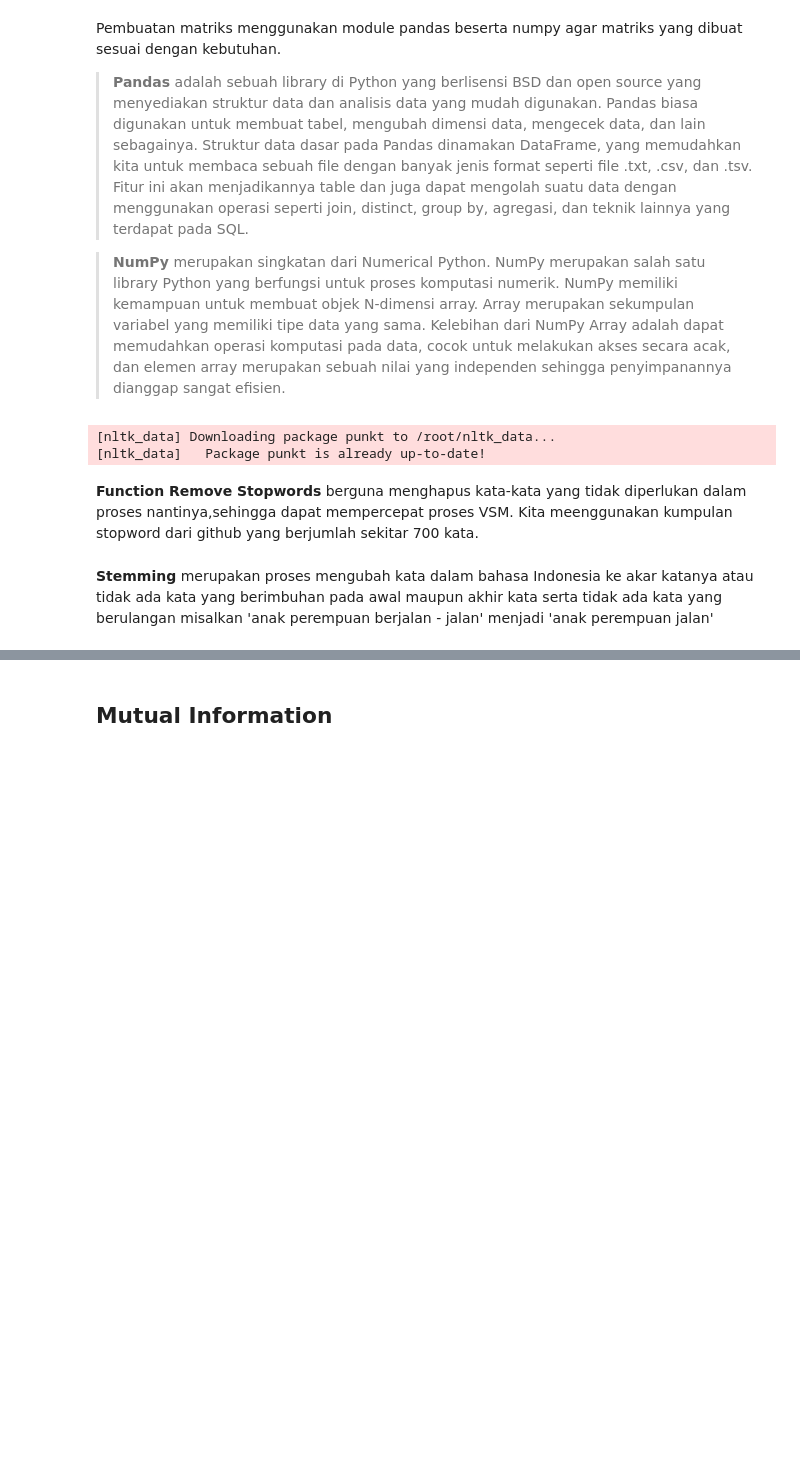
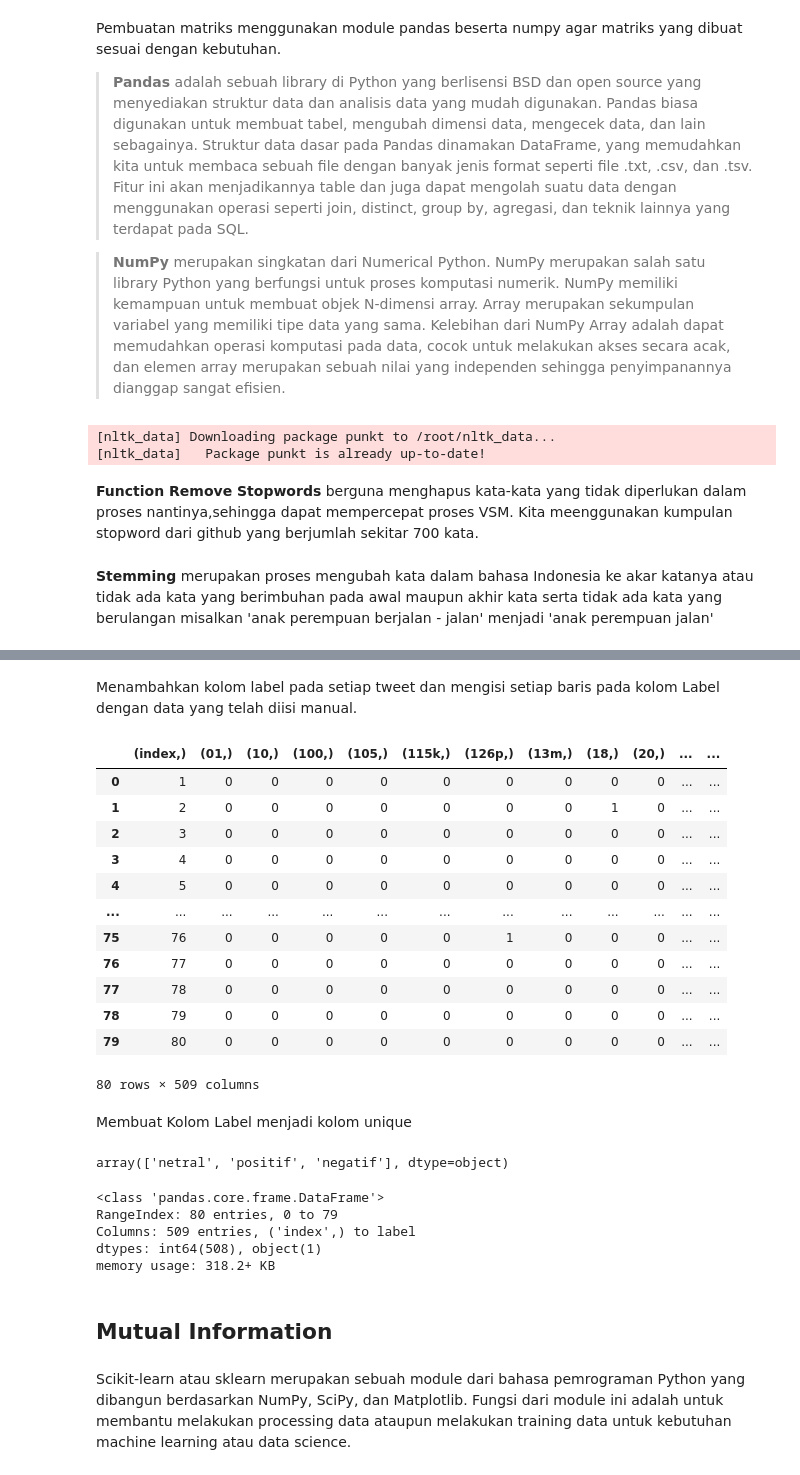
Before and after one commit to faridz-ter/webmining, a Jupyter notebook: _build/jupyter_execute/crawlingTwitter.ipynb, the cells around one changed output, grey strips where cells are left out. Cells and saved outputs as stored; diff of their text form; code cells hidden in the pictures; blank space fills up the shorter version.

```diff
--- a/_build/jupyter_execute/crawlingTwitter.ipynb
+++ b/_build/jupyter_execute/crawlingTwitter.ipynb
@@ -249,5 +318,41 @@ tf
+# %% [markdown]
+Menambahkan kolom label pada setiap tweet dan mengisi setiap baris pada kolom Label dengan data yang telah diisi manual.
+# %%
+label = pd.read_csv('/content/drive/MyDrive/Web Mining/webmining/dataBocor.csv')
+dataVSM = pd.concat([dataTF.reset_index(), label["label"]], axis=1)
+dataVSM
+# %% [output]
+|  | (index,) | (01,) | (10,) | (100,) | (105,) | (115k,) | (126p,) | (13m,) | (18,) | (20,) | ... | ... |
+| 0 | 1 | 0 | 0 | 0 | 0 | 0 | 0 | 0 | 0 | 0 | ... | ... |
+| 1 | 2 | 0 | 0 | 0 | 0 | 0 | 0 | 0 | 1 | 0 | ... | ... |
+| 2 | 3 | 0 | 0 | 0 | 0 | 0 | 0 | 0 | 0 | 0 | ... | ... |
+| 3 | 4 | 0 | 0 | 0 | 0 | 0 | 0 | 0 | 0 | 0 | ... | ... |
+| 4 | 5 | 0 | 0 | 0 | 0 | 0 | 0 | 0 | 0 | 0 | ... | ... |
+| ... | ... | ... | ... | ... | ... | ... | ... | ... | ... | ... | ... | ... |
+| 75 | 76 | 0 | 0 | 0 | 0 | 0 | 1 | 0 | 0 | 0 | ... | ... |
+| 76 | 77 | 0 | 0 | 0 | 0 | 0 | 0 | 0 | 0 | 0 | ... | ... |
+| 77 | 78 | 0 | 0 | 0 | 0 | 0 | 0 | 0 | 0 | 0 | ... | ... |
+| 78 | 79 | 0 | 0 | 0 | 0 | 0 | 0 | 0 | 0 | 0 | ... | ... |
+| 79 | 80 | 0 | 0 | 0 | 0 | 0 | 0 | 0 | 0 | 0 | ... | ... |
+80 rows × 509 columns
+# %% [markdown]
+Membuat Kolom Label menjadi kolom unique
+# %%
+dataVSM['label'].unique()
+# %% [output]
+array(['netral', 'positif', 'negatif'], dtype=object)
+# %%
+dataVSM.info()
+# %% [output]
+<class 'pandas.core.frame.DataFrame'>
+RangeIndex: 80 entries, 0 to 79
+Columns: 509 entries, ('index',) to label
+dtypes: int64(508), object(1)
+memory usage: 318.2+ KB
 # %% [markdown]
 ## Mutual Information
+# %% [markdown]
+Scikit-learn atau sklearn merupakan sebuah module dari bahasa pemrograman Python yang dibangun berdasarkan NumPy, SciPy, dan Matplotlib. Fungsi dari module ini adalah untuk membantu melakukan processing data ataupun melakukan training data untuk kebutuhan machine learning atau data science.
 # %%
 !pip install -U scikit-learn
 # %% [output]
```
Also changed, not shown: parts of 41 cells of this notebook, 22 other files.
